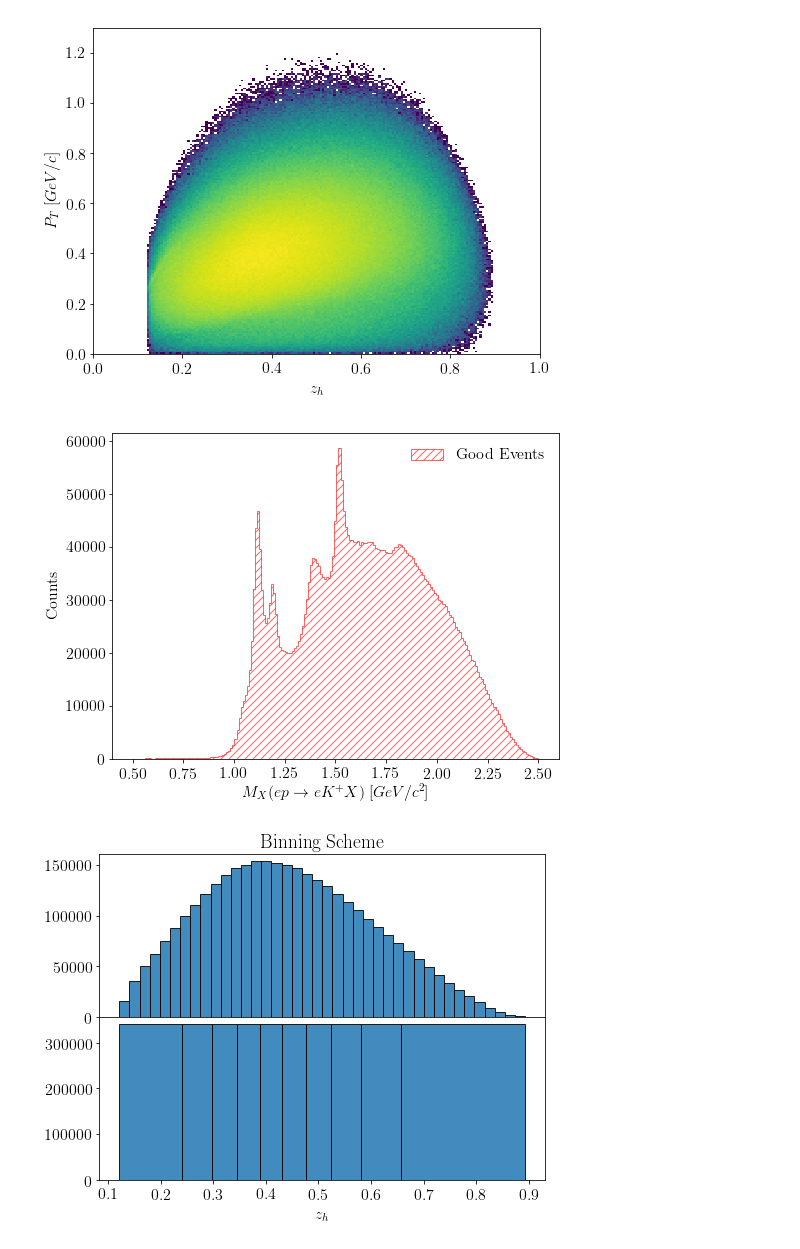
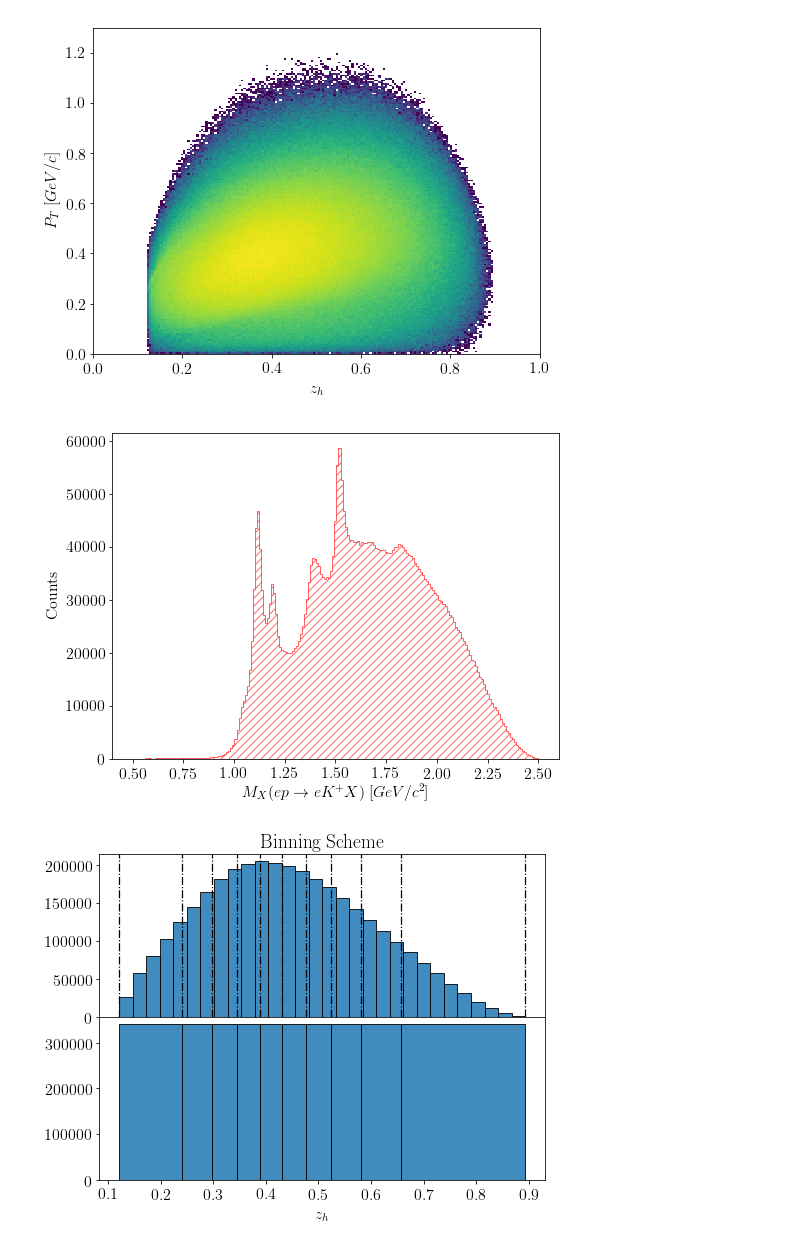
Before and after one commit to dmriser/python-analysis, a Jupyter notebook: kaon-bsa/notebooks/1.0-plot-kinematics.ipynb, the cells around one changed output. Saved outputs shown, nothing was run; the diff lists cells and outputs as text; code cells hidden in the pictures.

```diff
--- a/kaon-bsa/notebooks/1.0-plot-kinematics.ipynb
+++ b/kaon-bsa/notebooks/1.0-plot-kinematics.ipynb
@@ -143,25 +143,29 @@ mx_bins = np.linspace(0.5, 2.5, 200)
 
 fig = plt.figure(figsize=(8, 6))
 ax = fig.add_subplot(1,1,1)
-ax.hist(nom_data['missing_mass'], color='red', hatch='///', bins=mx_bins, label='Good Events', **basic_histo);
-ax.legend(frameon=False)
+ax.hist(nom_data['missing_mass'], color='red', hatch='///', bins=mx_bins, **basic_histo);
+#ax.legend(frameon=False)
 ax.set_xlabel('$M_X (ep \\rightarrow eK^+X) \; [GeV/c^2]$')
 ax.set_ylabel('Counts')
 fig.savefig('../image/mx.pdf', bbox_inches='tight')
 # %% [output]
-[figure, old version]
+[figure, new version]
 # %%
 nom_filter = utils.build_filter(data)
 nom_data = utils.build_dataframe(data, nom_filter)
 # %%
 fig, axes = plt.subplots(nrows=2, ncols=1, figsize=(8,6), sharex=True)
 fig.subplots_adjust(hspace=0)
 
-axes[0].hist(nom_data['z'], bins=40, alpha=0.85, edgecolor='k');
+axes[0].hist(nom_data['z'], bins=30, alpha=0.85, edgecolor='k');
 axes[1].hist(nom_data['z'], bins=bins['z'], alpha=0.85, edgecolor='k');
 axes[0].set_title('Binning Scheme')
 axes[1].set_xlabel('$z_h$')
 
+for bin_edge in bins['z']:
+    axes[0].axvline(bin_edge, linestyle='-.',
+                    color='black', linewidth=1.25)
+
 plt.savefig('../image/binning_z.pdf', bbox_inches='tight')
 # %% [output]
-[figure, old version]
+[figure, new version]
```
Also changed, not shown: 4 other files.
